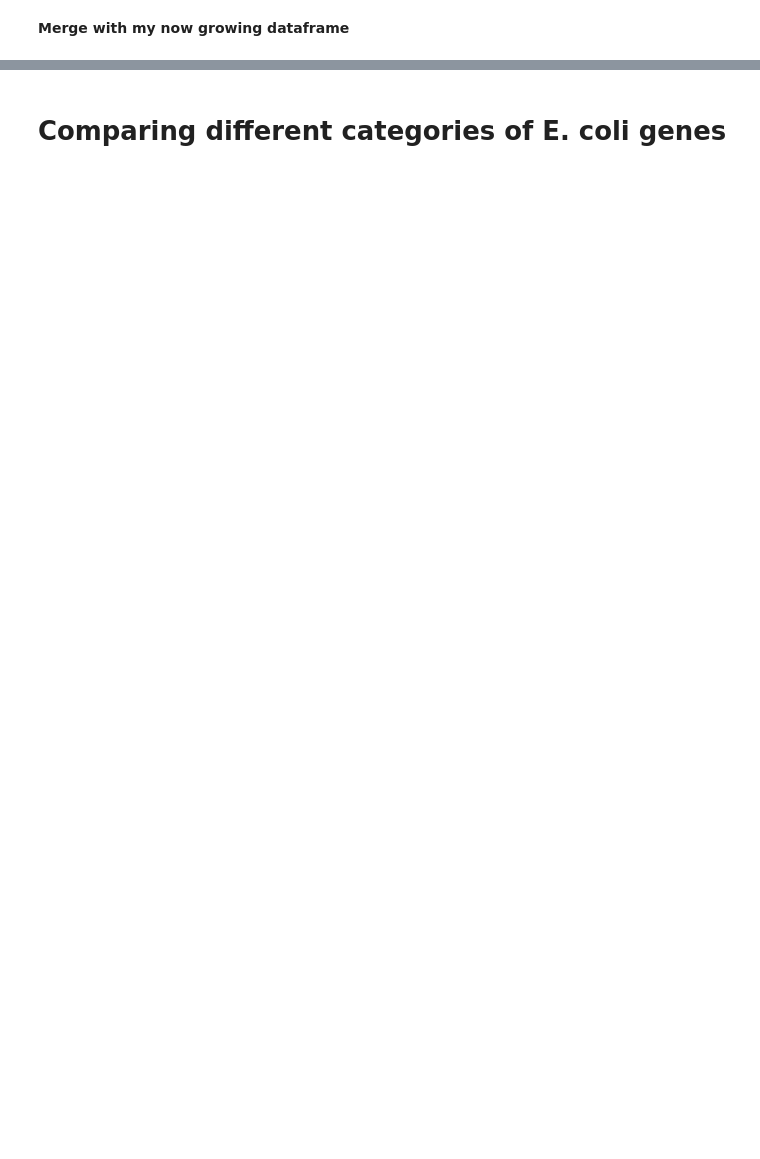
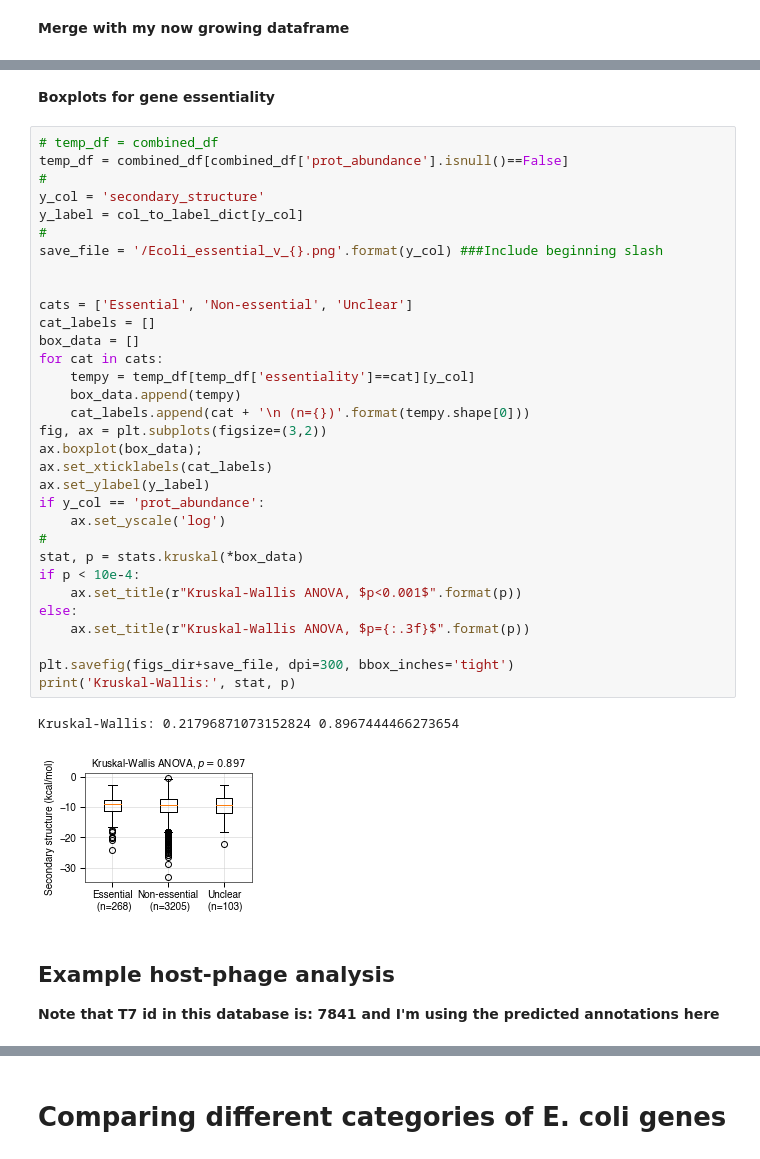
Before and after one commit to dcweaver/phage-translation, a Jupyter notebook: Code/AJH_ecoli_indepth.ipynb, the cells around one changed output, grey strips where cells are left out. Saved outputs shown, nothing was run; the diff lists cells and outputs as text; blank space fills up the shorter version.

```diff
--- a/Code/AJH_ecoli_indepth.ipynb
+++ b/Code/AJH_ecoli_indepth.ipynb
@@ -279,0 +323,42 @@ combined_df.head()
+# %% [markdown]
+**Boxplots for gene essentiality**
+# %%
+# temp_df = combined_df
+temp_df = combined_df[combined_df['prot_abundance'].isnull()==False]
+#
+y_col = 'secondary_structure'
+y_label = col_to_label_dict[y_col]
+#
+save_file = '/Ecoli_essential_v_{}.png'.format(y_col) ###Include beginning slash
+
+
+cats = ['Essential', 'Non-essential', 'Unclear']
+cat_labels = []
+box_data = []
+for cat in cats:
+    tempy = temp_df[temp_df['essentiality']==cat][y_col]
+    box_data.append(tempy)
+    cat_labels.append(cat + '\n (n={})'.format(tempy.shape[0]))
+fig, ax = plt.subplots(figsize=(3,2))
+ax.boxplot(box_data);
+ax.set_xticklabels(cat_labels)
+ax.set_ylabel(y_label)
+if y_col == 'prot_abundance':
+    ax.set_yscale('log')
+#
+stat, p = stats.kruskal(*box_data)
+if p < 10e-4:
+    ax.set_title(r"Kruskal-Wallis ANOVA, $p<0.001$".format(p))
+else:
+    ax.set_title(r"Kruskal-Wallis ANOVA, $p={:.3f}$".format(p))
+
+plt.savefig(figs_dir+save_file, dpi=300, bbox_inches='tight')
+print('Kruskal-Wallis:', stat, p)
+# %% [output]
+Kruskal-Wallis: 0.21796871073152824 0.8967444466273654
+[figure, added]
+# %% [markdown]
+
+## Example host-phage analysis
+
+**Note that T7 id in this database is: 7841 and I'm using the predicted annotations here**
```
Also changed, not shown: parts of 72 cells of this notebook, 6 other files.
